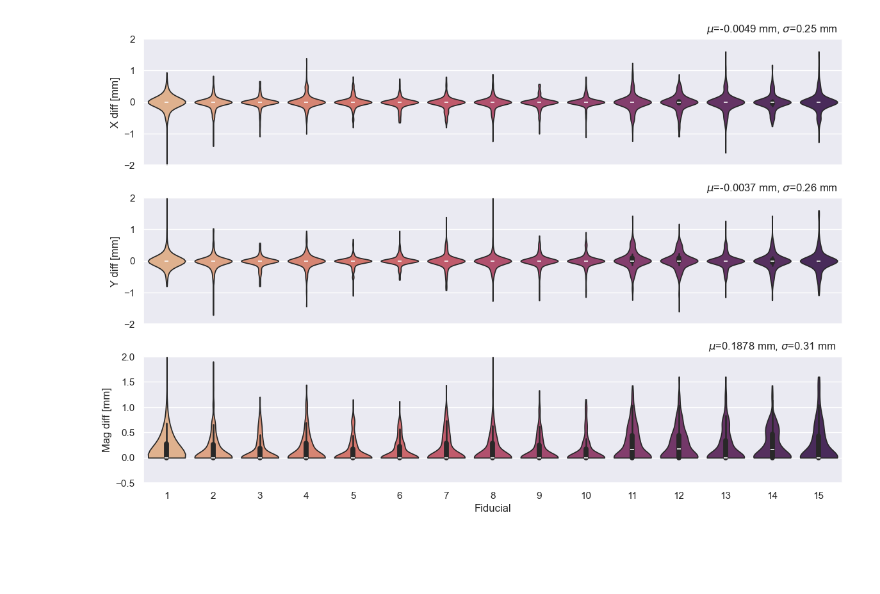
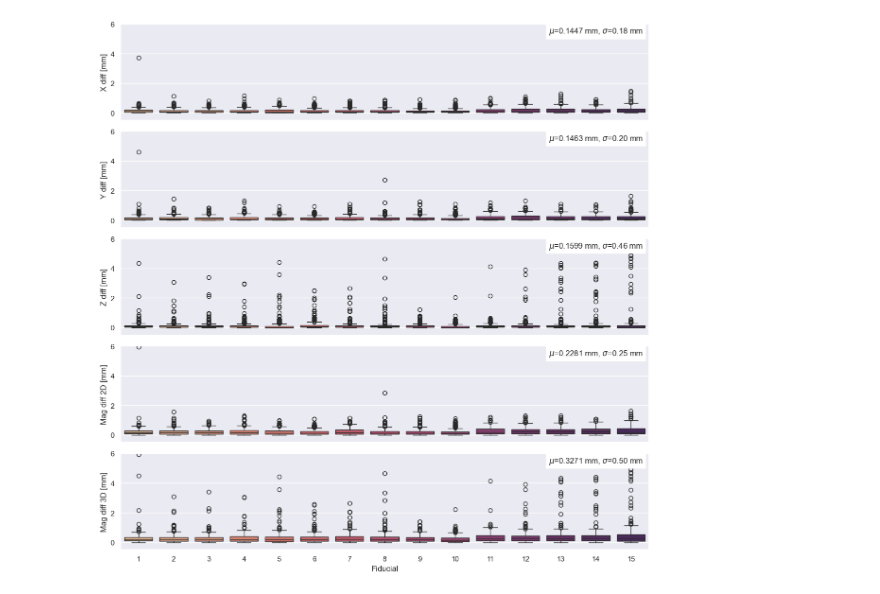
Before and after one commit to UNITY-Physics/unity_qa_paper, a Jupyter notebook: notebooks/nnUNet_reproducibility.ipynb, the cells around one changed output. Saved outputs shown, nothing was run; the diff lists cells and outputs as text; code cells hidden in the pictures; blank space fills up the shorter version.

Commit message:
Revised analysis with rigid model.

```diff
--- a/notebooks/nnUNet_reproducibility.ipynb
+++ b/notebooks/nnUNet_reproducibility.ipynb
@@ -8,7 +10,9 @@ import matplotlib.pyplot as plt
 import numpy as np
 # %%
 df = pd.read_csv('../data/distortions_df.csv', low_memory=False)
-df = df[df['Method']=='UNetAxis']
-df.drop(df[(df['Subject'] == 'P0020') & (df['Session'] == '20240419161029')].index, inplace=True)
+df = df[df['Method']=='UNetAxisRigid']
+df.drop(df[(df['Subject'] == 'P0020') & (df['Session'] == '20240322121526')].index, inplace=True)
 
 df['LabelValue'] = df['LabelValue'].astype(int)
+
+df.head()
@@ -15,37 +30,40 @@ df['LabelValue'] = df['LabelValue'].astype(int)
 # %%
 df_pivot = df[(df.Axis == 'axi')].pivot(index=['Subject','LabelValue', 'Session'], columns='Run')
-diff_x = df_pivot[('x_org', 1)] - df_pivot[('x_org', 2)]
-diff_y = df_pivot[('y_org', 1)] - df_pivot[('y_org', 2)]
+diff_x = df_pivot[('x_reg', 1)] - df_pivot[('x_reg', 2)]
+diff_y = df_pivot[('y_reg', 1)] - df_pivot[('y_reg', 2)]
+diff_z = df_pivot[('z_reg', 1)] - df_pivot[('z_reg', 2)]
 diff_mag_2D = np.sqrt(diff_x**2 + diff_y**2)
+diff_mag_3D = np.sqrt(diff_x**2 + diff_y**2 + diff_z**2)
 
-diff_df = pd.DataFrame({'X':diff_x, 'Y':diff_y, 'Mag2D':diff_mag_2D})
+diff_df = pd.DataFrame({'X':diff_x, 'Y':diff_y, 'Z':diff_z, 'absX':abs(diff_x), 'absY':abs(diff_y), 'absZ':abs(diff_z), 'Mag2D':diff_mag_2D, 'Mag3D':diff_mag_3D})
 
 sns.set_theme()
-fig, axes = plt.subplots(3,1,figsize=(12,8))
+fig, axes = plt.subplots(5,1,figsize=(12,12))
 
-text_y = [2.3,2.3,2.2]
-for i,k in enumerate(['X', 'Y', 'Mag2D']):
-    sns.violinplot(diff_df, x='LabelValue', y=k, hue='LabelValue', legend=None, ax=axes[i], cut=0, palette='flare', bw_method='silverman')
-    # sns.boxplot(diff_df, x='LabelValue', y=k, hue='LabelValue', legend=None, ax=axes[i], palette='flare')
+text_y = [5.5]*5
+for i,k in enumerate(['absX', 'absY', 'absZ', 'Mag2D', 'Mag3D']):
+    sns.boxplot(diff_df, x='LabelValue', y=k, hue='LabelValue', legend=None, ax=axes[i], palette='flare')
     axes[i].text(13,text_y[i],fr"$\mu$={diff_df[k].mean():.4f} mm, $\sigma$={diff_df[k].std():.2f} mm",
                  horizontalalignment='center', verticalalignment='center', backgroundcolor='w')
 
-for i in range(2):
+for i in range(4):
     axes[i].set_xlabel(None)
     axes[i].set_xticks([])
 
 for ax in axes:
-    ax.set_ylim([-2,2])
+    ax.set_ylim([-.5,6])
 
-axes[2].set_ylim([-.5,2])
+axes[3].set_ylim([-.5,6])
+axes[4].set_ylim([-.5,6])
 
 axes[0].set_ylabel('X diff [mm]')
 axes[1].set_ylabel('Y diff [mm]')
-axes[2].set_ylabel('Mag diff [mm]')
-axes[2].set_xlabel('Fiducial')
+axes[2].set_ylabel('Z diff [mm]')
+axes[3].set_ylabel('Mag diff 2D [mm]')
+axes[4].set_ylabel('Mag diff 3D [mm]')
+axes[4].set_xlabel('Fiducial')
 
 plt.tight_layout()
-plt.savefig('../results/figureS5_nnUNet_reproducibility.png', dpi=300)
 plt.show()
 # %% [output]
-[figure, old version]
+[figure, new version]
```
Also changed, not shown: parts of 8 cells of this notebook.
